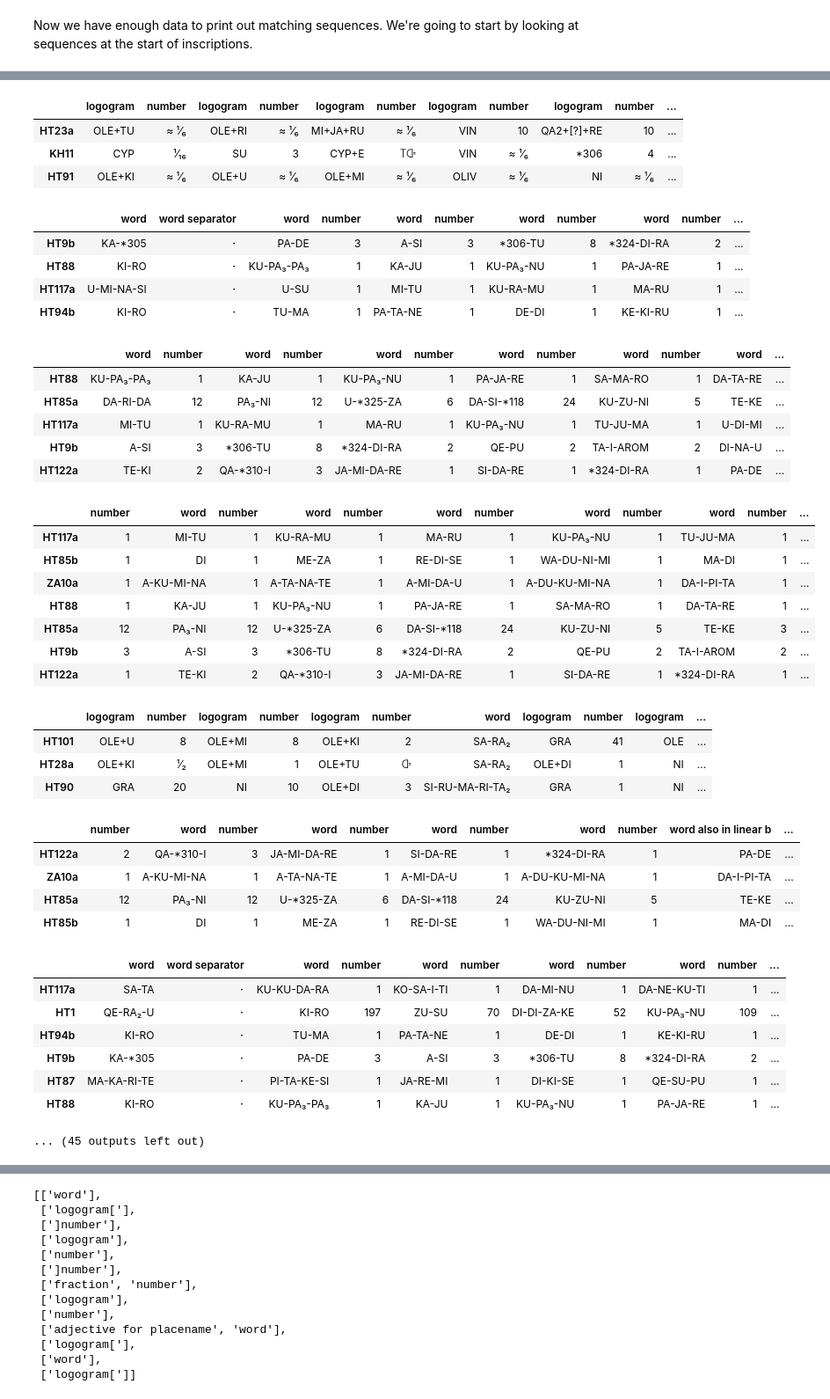
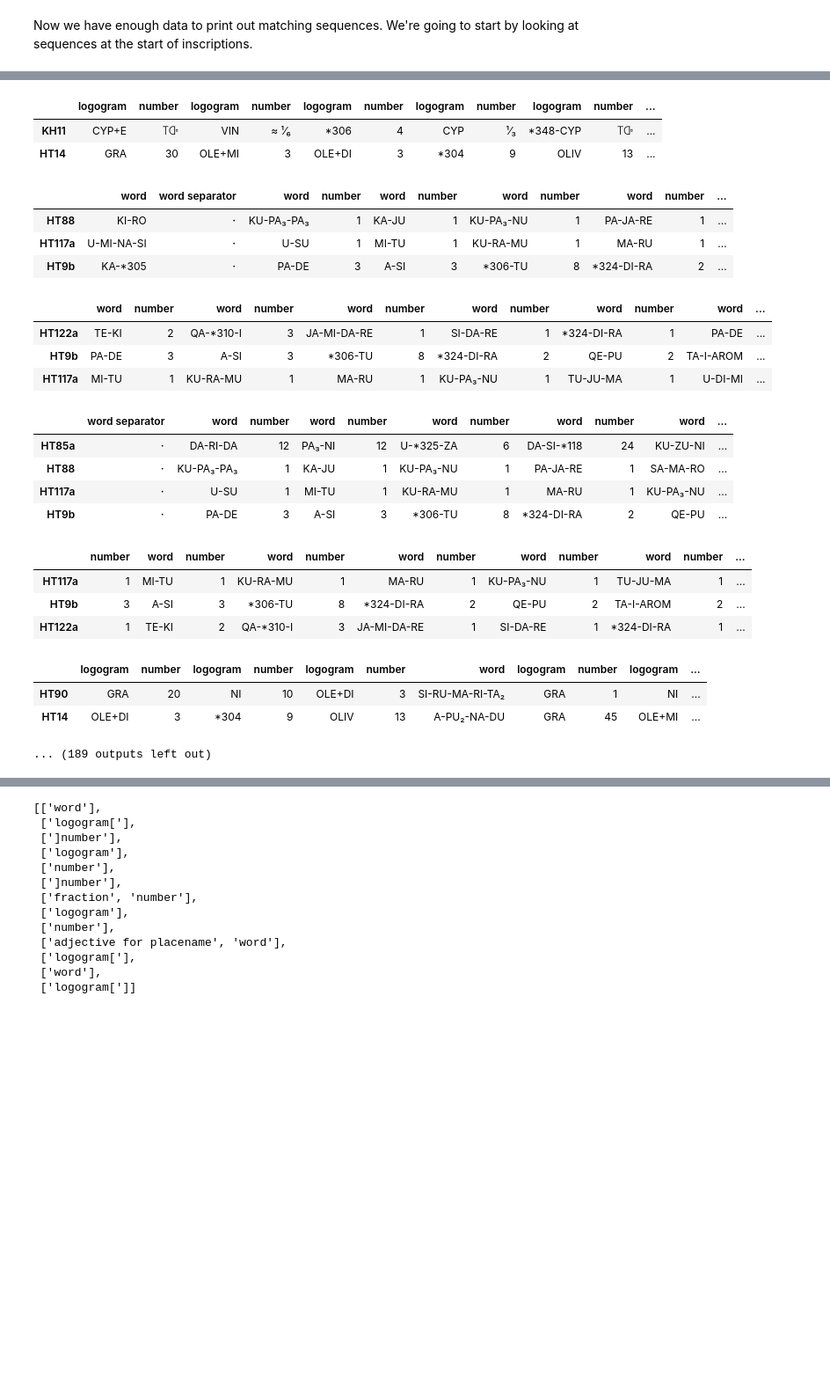
Before and after one commit to mwenge/Minoan-Notebooks, a Jupyter notebook: Analyse Word Patterns in Linear A.ipynb, the cells around one changed output, grey strips where cells are left out. Shown at 88% size. Drawn from its saved outputs; the diff is of its cells as text; code cells hidden in the pictures; blank space fills up the shorter version.

```diff
--- a/Analyse Word Patterns in Linear A.ipynb
+++ b/Analyse Word Patterns in Linear A.ipynb
@@ -293,8 +293,8 @@ Now we have enough data to print out matching sequences. We're going to start by
 # %%
 def getSyntacticalStructures(matched_sequences
                              , from_start_only=False
-                             , min_length=3
-                             , min_results=3):
+                             , min_length=2
+                             , min_results=2):
     """Get all instances of common syntatical structure, either `from_start_only` or not, with at least"
     `min_results` matches of `min_length`"""
     # Create a list of words in each tablet that we can look up by tablet name.
@@ -405,5 +386,5 @@ for k, en_seqs in syn_seqs.items():
 # %%
-syn_seqs = getSyntacticalStructures(matched_sequences,False,8)
+syn_seqs = getSyntacticalStructures(matched_sequences,False)
 for k, en_seqs in syn_seqs.items():
     df = pd.DataFrame(en_seqs.values(), columns = k.split(','))
     df.set_axis(en_seqs.keys(), axis='index', inplace=True)
@@ -435,40 +410,24 @@ for k, en_seqs in syn_seqs.items():
 |  | logogram | number | logogram | number | logogram | number | logogram | number | logogram | number | ... |
-| HT23a | OLE+TU | ≈ ¹⁄₆ | OLE+RI | ≈ ¹⁄₆ | MI+JA+RU | ≈ ¹⁄₆ | VIN | 10 | QA2+[?]+RE | 10 | ... |
-| KH11 | CYP | ¹⁄₁₆ | SU | 3 | CYP+E | 𐝇𐝉 | VIN | ≈ ¹⁄₆ | *306 | 4 | ... |
-| HT91 | OLE+KI | ≈ ¹⁄₆ | OLE+U | ≈ ¹⁄₆ | OLE+MI | ≈ ¹⁄₆ | OLIV | ≈ ¹⁄₆ | NI | ≈ ¹⁄₆ | ... |
+| KH11 | CYP+E | 𐝇𐝉 | VIN | ≈ ¹⁄₆ | *306 | 4 | CYP | ¹⁄₃ | *348-CYP | 𐝇𐝉 | ... |
+| HT14 | GRA | 30 | OLE+MI | 3 | OLE+DI | 3 | *304 | 9 | OLIV | 13 | ... |
 |  | word | word separator | word | number | word | number | word | number | word | number | ... |
-| HT9b | KA-*305 | 𐄁 | PA-DE | 3 | A-SI | 3 | *306-TU | 8 | *324-DI-RA | 2 | ... |
 | HT88 | KI-RO | 𐄁 | KU-PA₃-PA₃ | 1 | KA-JU | 1 | KU-PA₃-NU | 1 | PA-JA-RE | 1 | ... |
 | HT117a | U-MI-NA-SI | 𐄁 | U-SU | 1 | MI-TU | 1 | KU-RA-MU | 1 | MA-RU | 1 | ... |
-| HT94b | KI-RO | 𐄁 | TU-MA | 1 | PA-TA-NE | 1 | DE-DI | 1 | KE-KI-RU | 1 | ... |
+| HT9b | KA-*305 | 𐄁 | PA-DE | 3 | A-SI | 3 | *306-TU | 8 | *324-DI-RA | 2 | ... |
 |  | word | number | word | number | word | number | word | number | word | number | word | ... |
-| HT88 | KU-PA₃-PA₃ | 1 | KA-JU | 1 | KU-PA₃-NU | 1 | PA-JA-RE | 1 | SA-MA-RO | 1 | DA-TA-RE | ... |
-| HT85a | DA-RI-DA | 12 | PA₃-NI | 12 | U-*325-ZA | 6 | DA-SI-*118 | 24 | KU-ZU-NI | 5 | TE-KE | ... |
+| HT122a | TE-KI | 2 | QA-*310-I | 3 | JA-MI-DA-RE | 1 | SI-DA-RE | 1 | *324-DI-RA | 1 | PA-DE | ... |
+| HT9b | PA-DE | 3 | A-SI | 3 | *306-TU | 8 | *324-DI-RA | 2 | QE-PU | 2 | TA-I-AROM | ... |
 | HT117a | MI-TU | 1 | KU-RA-MU | 1 | MA-RU | 1 | KU-PA₃-NU | 1 | TU-JU-MA | 1 | U-DI-MI | ... |
-| HT9b | A-SI | 3 | *306-TU | 8 | *324-DI-RA | 2 | QE-PU | 2 | TA-I-AROM | 2 | DI-NA-U | ... |
-| HT122a | TE-KI | 2 | QA-*310-I | 3 | JA-MI-DA-RE | 1 | SI-DA-RE | 1 | *324-DI-RA | 1 | PA-DE | ... |
-|  | number | word | number | word | number | word | number | word | number | word | number | ... |
-| HT117a | 1 | MI-TU | 1 | KU-RA-MU | 1 | MA-RU | 1 | KU-PA₃-NU | 1 | TU-JU-MA | 1 | ... |
-| HT85b | 1 | DI | 1 | ME-ZA | 1 | RE-DI-SE | 1 | WA-DU-NI-MI | 1 | MA-DI | 1 | ... |
-| ZA10a | 1 | A-KU-MI-NA | 1 | A-TA-NA-TE | 1 | A-MI-DA-U | 1 | A-DU-KU-MI-NA | 1 | DA-I-PI-TA | 1 | ... |
-| HT88 | 1 | KA-JU | 1 | KU-PA₃-NU | 1 | PA-JA-RE | 1 | SA-MA-RO | 1 | DA-TA-RE | 1 | ... |
-| HT85a | 12 | PA₃-NI | 12 | U-*325-ZA | 6 | DA-SI-*118 | 24 | KU-ZU-NI | 5 | TE-KE | 3 | ... |
-| HT9b | 3 | A-SI | 3 | *306-TU | 8 | *324-DI-RA | 2 | QE-PU | 2 | TA-I-AROM | 2 | ... |
-| HT122a | 1 | TE-KI | 2 | QA-*310-I | 3 | JA-MI-DA-RE | 1 | SI-DA-RE | 1 | *324-DI-RA | 1 | ... |
+|  | word separator | word | number | word | number | word | number | word | number | word | ... |
+| HT85a | 𐄁 | DA-RI-DA | 12 | PA₃-NI | 12 | U-*325-ZA | 6 | DA-SI-*118 | 24 | KU-ZU-NI | ... |
+| HT88 | 𐄁 | KU-PA₃-PA₃ | 1 | KA-JU | 1 | KU-PA₃-NU | 1 | PA-JA-RE | 1 | SA-MA-RO | ... |
+| HT117a | 𐄁 | U-SU | 1 | MI-TU | 1 | KU-RA-MU | 1 | MA-RU | 1 | KU-PA₃-NU | ... |
+| HT9b | 𐄁 | PA-DE | 3 | A-SI | 3 | *306-TU | 8 | *324-DI-RA | 2 | QE-PU | ... |
-|  | logogram | number | logogram | number | logogram | number | word | logogram | number | logogram | ... |
-| HT101 | OLE+U | 8 | OLE+MI | 8 | OLE+KI | 2 | SA-RA₂ | GRA | 41 | OLE | ... |
-| HT28a | OLE+KI | ¹⁄₂ | OLE+MI | 1 | OLE+TU | 𐝉 | SA-RA₂ | OLE+DI | 1 | NI | ... |
-| HT90 | GRA | 20 | NI | 10 | OLE+DI | 3 | SI-RU-MA-RI-TA₂ | GRA | 1 | NI | ... |
+|  | number | word | number | word | number | word | number | word | number | word | number | ... |
+| HT117a | 1 | MI-TU | 1 | KU-RA-MU | 1 | MA-RU | 1 | KU-PA₃-NU | 1 | TU-JU-MA | 1 | ... |
+| HT9b | 3 | A-SI | 3 | *306-TU | 8 | *324-DI-RA | 2 | QE-PU | 2 | TA-I-AROM | 2 | ... |
+| HT122a | 1 | TE-KI | 2 | QA-*310-I | 3 | JA-MI-DA-RE | 1 | SI-DA-RE | 1 | *324-DI-RA | 1 | ... |
-|  | number | word | number | word | number | word | number | word | number | word also in linear b | ... |
-| HT122a | 2 | QA-*310-I | 3 | JA-MI-DA-RE | 1 | SI-DA-RE | 1 | *324-DI-RA | 1 | PA-DE | ... |
-| ZA10a | 1 | A-KU-MI-NA | 1 | A-TA-NA-TE | 1 | A-MI-DA-U | 1 | A-DU-KU-MI-NA | 1 | DA-I-PI-TA | ... |
-| HT85a | 12 | PA₃-NI | 12 | U-*325-ZA | 6 | DA-SI-*118 | 24 | KU-ZU-NI | 5 | TE-KE | ... |
-| HT85b | 1 | DI | 1 | ME-ZA | 1 | RE-DI-SE | 1 | WA-DU-NI-MI | 1 | MA-DI | ... |
+|  | logogram | number | logogram | number | logogram | number | word | logogram | number | logogram | ... |
+| HT90 | GRA | 20 | NI | 10 | OLE+DI | 3 | SI-RU-MA-RI-TA₂ | GRA | 1 | NI | ... |
+| HT14 | OLE+DI | 3 | *304 | 9 | OLIV | 13 | A-PU₂-NA-DU | GRA | 45 | OLE+MI | ... |
-|  | word | word separator | word | number | word | number | word | number | word | number | ... |
-| HT117a | SA-TA | 𐄁 | KU-KU-DA-RA | 1 | KO-SA-I-TI | 1 | DA-MI-NU | 1 | DA-NE-KU-TI | 1 | ... |
-| HT1 | QE-RA₂-U | 𐄁 | KI-RO | 197 | ZU-SU | 70 | DI-DI-ZA-KE | 52 | KU-PA₃-NU | 109 | ... |
-| HT94b | KI-RO | 𐄁 | TU-MA | 1 | PA-TA-NE | 1 | DE-DI | 1 | KE-KI-RU | 1 | ... |
-| HT9b | KA-*305 | 𐄁 | PA-DE | 3 | A-SI | 3 | *306-TU | 8 | *324-DI-RA | 2 | ... |
-| HT87 | MA-KA-RI-TE | 𐄁 | PI-TA-KE-SI | 1 | JA-RE-MI | 1 | DI-KI-SE | 1 | QE-SU-PU | 1 | ... |
-| HT88 | KI-RO | 𐄁 | KU-PA₃-PA₃ | 1 | KA-JU | 1 | KU-PA₃-NU | 1 | PA-JA-RE | 1 | ... |
-... (45 outputs left out)
+... (189 outputs left out)
```
Also changed, not shown: parts of 9 cells of this notebook, 2 other files.
